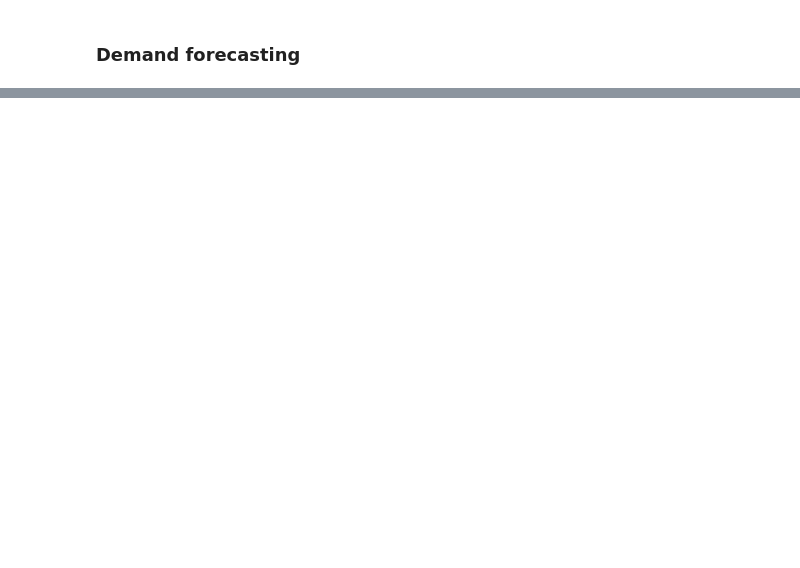
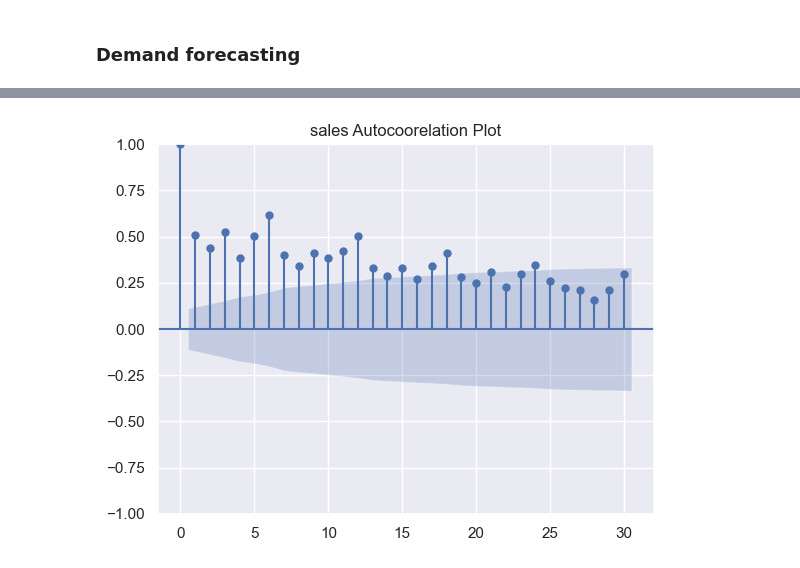
Before and after one commit to patcha-ranat/Ecommerce-Invoice-End-to-end, a Jupyter notebook: model_dev.ipynb, the cells around one changed output, grey strips where cells are left out. Drawn from its saved outputs; the diff is of its cells as text; code cells hidden in the pictures; blank space fills up the shorter version.

```diff
--- a/model_dev.ipynb
+++ b/model_dev.ipynb
@@ -770,3 +770,6 @@ rules_important_metrics.head(20)
 | 7 | (LUNCH BAG BLACK SKULL.) | (LUNCH BAG RED RETROSPOT) | 0.030268 | 0.477823 | 6.373681 |
 # %% [markdown]
 ### Demand forecasting
+# %%
+sample = df.copy()
+sample.head()
@@ -772,0 +783,8 @@ rules_important_metrics.head(20)
+# %%
+sample = sample.groupby(sample['InvoiceDate'].dt.date)\
+                .agg({'Quantity': 'sum',
+                      'StockCode': 'nunique',
+                      'total_spend': 'sum'})\
+                .reset_index()
+sample.columns = ['InvoiceDate', 'total_qty', 'total_unique_item', 'sales']
+sample.head()
@@ -772,0 +798,10 @@ rules_important_metrics.head(20)
+# %%
+temp = sample.set_index(['InvoiceDate'])
+
+from sklearn.preprocessing import MinMaxScaler
+
+scaler = MinMaxScaler()
+temp_scaled = scaler.fit_transform(temp)
+temp_scaled = pd.DataFrame(temp_scaled, columns=temp.columns, index=temp.index)
+temp_scaled.plot(figsize=(15, 6))
+plt.show()
@@ -772,0 +811,9 @@ rules_important_metrics.head(20)
+# %%
+from statsmodels.graphics.tsaplots import plot_acf
+temp = sample.drop(['total_qty', 'total_unique_item'], axis=1).set_index('InvoiceDate')
+plot_acf(temp, lags=30)
+plt.grid(True)
+plt.title("sales Autocoorelation Plot")
+plt.show()
+# %% [output]
+[figure, added]
```
Also changed, not shown: parts of 18 cells of this notebook, 3 other files.
